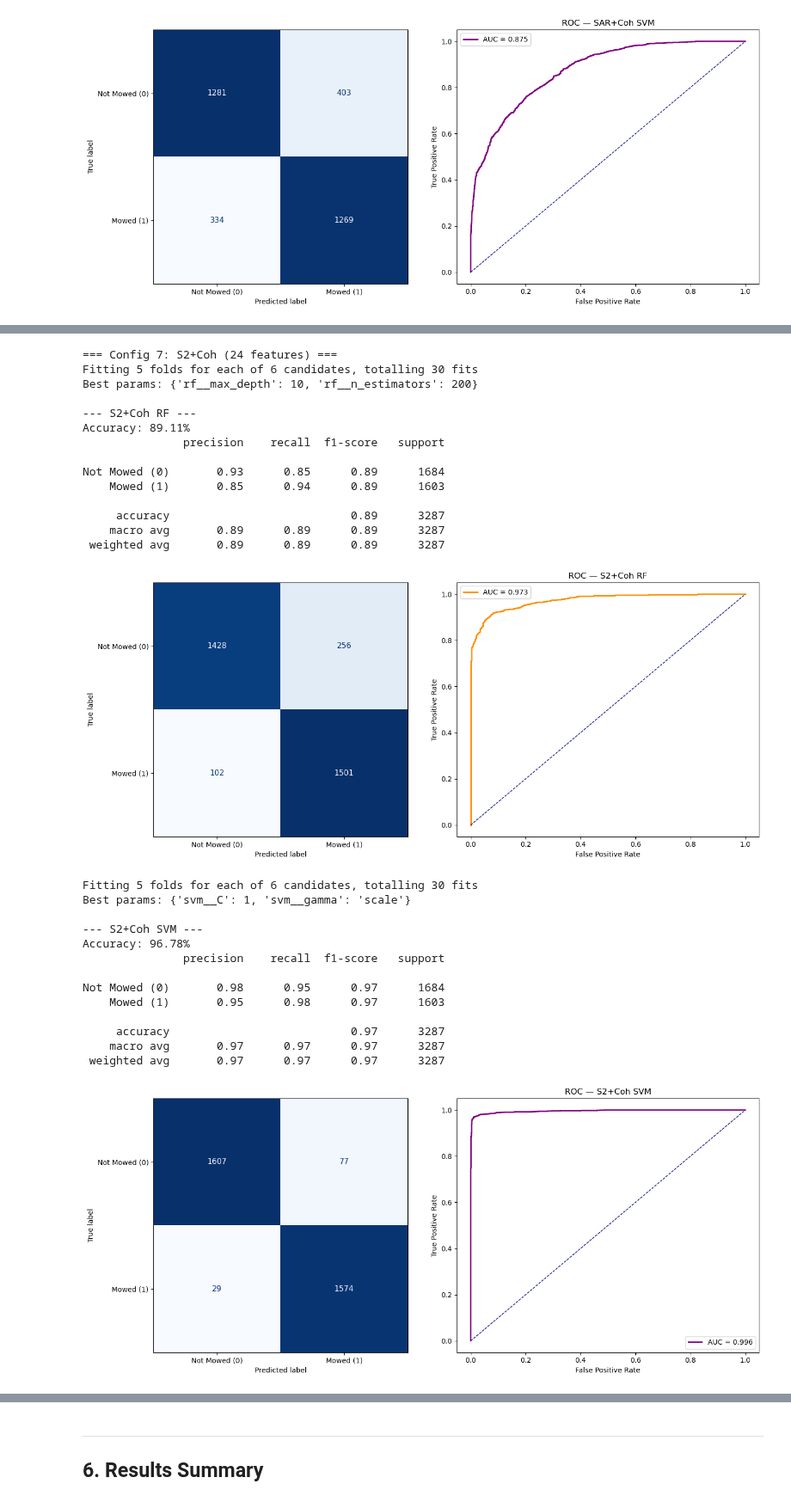
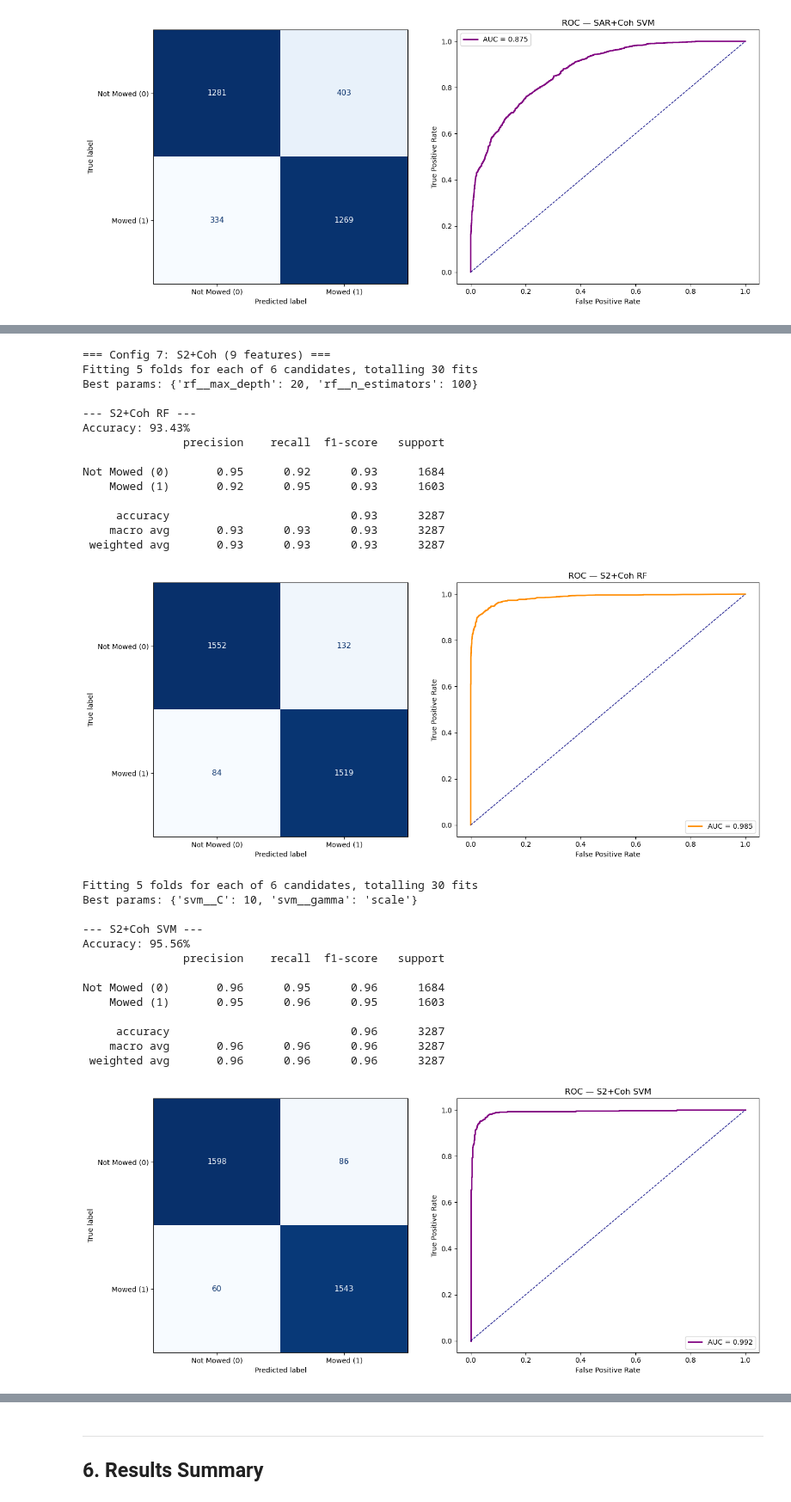
Before and after one commit to klaveflo/satellite-mowing-detection, a Jupyter notebook: notebooks/08_model_training.ipynb, the cells around one changed output, grey strips where cells are left out. Shown at 86% size. Cells and saved outputs as stored; diff of their text form; code cells hidden in the pictures.

```diff
--- a/notebooks/08_model_training.ipynb
+++ b/notebooks/08_model_training.ipynb
@@ -32,28 +56,36 @@ import pandas as pd
 import joblib
 import matplotlib.pyplot as plt
 
-sys.path.insert(0, os.path.join('..'))
+sys.path.insert(0, os.path.abspath('..'))
 from src.evaluation import (
     FEATURE_NAMES, prepare_data, evaluate_model,
-    train_tuned_svm, train_tuned_rf, train_tuned_lgbm
+    train_tuned_svm, train_tuned_rf, train_tuned_lgbm,
+    find_optimal_threshold,
 )
+from src.config import *
 
-FUSION_CSV   = r'..\data\training_samples_fusion.csv'
-MODELS_DIR   = r'..\models'
 os.makedirs(MODELS_DIR, exist_ok=True)
 
 SAR_FEATURES = ['vv_after', 'vh_after', 'cr_after', 'vv_diff', 'vh_diff', 'cr_diff']
-# Best 4 S2 features from PA2 hybrid model
+# Best 4 S2 features from PA2 hybrid model (kept as Config 4 reproducibility reference)
 S2_HYBRID_FEATURES = ['ndii_diff', 'ndii_after', 'gndvi_diff', 'swir_after']
+# Lean 5-feature S2 set from permutation importance analysis (used for Configs 1, 3, 7, 8, 9)
+S2_LEAN_FEATURES   = ['ndii_diff', 'ndvi_diff', 'savi_diff', 'ndii_after', 'gndvi_after']
+COH_FEATURES       = ['coh_vv', 'coh_vh', 'coh_vv_jump', 'coh_vh_jump']
+COH_JUMP_FEATURES  = ['coh_vv_jump', 'coh_vh_jump']   # Config 9: only the jump features
 
-fusion_df = pd.read_csv(FUSION_CSV)
-print(f'Fusion samples: {len(fusion_df)} rows, {fusion_df["match_id"].nunique()} events')
-print(f'Class balance:  {fusion_df["label"].value_counts().to_dict()}')
+# S2-only: all available S2 events (no S1 requirement)
+s2_df = pd.read_csv(SAMPLES_S2_CSV)
+print(f'S2-only samples: {len(s2_df)} rows, {s2_df["match_id"].nunique()} events')
+print(f'Class balance:   {s2_df["label"].value_counts().to_dict()}')
 
-COH_CSV      = r'..\data\training_samples_fusion_coh.csv'
-COH_FEATURES = ['coh_vv', 'coh_vh', 'coh_vv_jump', 'coh_vh_jump']
+# GRD configs: events with S1 coverage (required for SAR features)
+fusion_df = pd.read_csv(SAMPLES_FUSION_CSV)
+print(f'\nFusion samples:  {len(fusion_df)} rows, {fusion_df["match_id"].nunique()} events')
+print(f'Class balance:   {fusion_df["label"].value_counts().to_dict()}')
 
-coh_raw = pd.read_csv(COH_CSV)
+# Coherence: events with valid coherence features
+coh_raw = pd.read_csv(SAMPLES_FUSION_COH_CSV)
 coh_df  = coh_raw.dropna(subset=COH_FEATURES).copy()
-print(f'Coherence samples: {len(coh_df)} rows, {coh_df["match_id"].nunique()} events')
+print(f'\nCoherence samples: {len(coh_df)} rows, {coh_df["match_id"].nunique()} events')
 # %% [output]
@@ -290,7 +345,7 @@ subset only. Compare within each group for fair ablation.
 
 coh_results = []
 
-all_coh_features = FEATURE_NAMES + SAR_FEATURES + COH_FEATURES
+all_coh_features = S2_LEAN_FEATURES + SAR_FEATURES + COH_FEATURES   # 5+6+4 = 15 features
 X_train_coh_all, y_train_coh, groups_train_coh, X_test_coh_all, y_test_coh = prepare_data(
     coh_df, all_coh_features, random_state=42
 )
@@ -405,45 +460,45 @@ Replaces GRD backscatter with coherence alongside optical features.
 Tests whether coherence is a better SAR complement to S2 than backscatter.
 # %%
-X_train_s2c = X_train_coh_all[FEATURE_NAMES + COH_FEATURES]
-X_test_s2c  = X_test_coh_all[FEATURE_NAMES + COH_FEATURES]
+X_train_s2c = X_train_coh_all[S2_LEAN_FEATURES + COH_FEATURES]
+X_test_s2c  = X_test_coh_all[S2_LEAN_FEATURES + COH_FEATURES]
 
-print('=== Config 7: S2+Coh (24 features) ===')
+print('=== Config 7: S2+Coh (9 features) ===')
 model_s2c_rf = train_tuned_rf(
     X_train_s2c, y_train_coh, groups_train_coh, X_test_s2c, y_test_coh,
     results_list=coh_results, model_alias='S2+Coh RF'
 )
 model_s2c_svm = train_tuned_svm(
     X_train_s2c, y_train_coh, groups_train_coh, X_test_s2c, y_test_coh,
     results_list=coh_results, model_alias='S2+Coh SVM'
 )
 # %% [output]
-=== Config 7: S2+Coh (24 features) ===
+=== Config 7: S2+Coh (9 features) ===
 Fitting 5 folds for each of 6 candidates, totalling 30 fits
-Best params: {'rf__max_depth': 10, 'rf__n_estimators': 200}
+Best params: {'rf__max_depth': 20, 'rf__n_estimators': 100}
 
 --- S2+Coh RF ---
-Accuracy: 89.11%
+Accuracy: 93.43%
                precision    recall  f1-score   support
 
-Not Mowed (0)       0.93      0.85      0.89      1684
-    Mowed (1)       0.85      0.94      0.89      1603
+Not Mowed (0)       0.95      0.92      0.93      1684
+    Mowed (1)       0.92      0.95      0.93      1603
 
-     accuracy                           0.89      3287
-    macro avg       0.89      0.89      0.89      3287
- weighted avg       0.89      0.89      0.89      3287
+     accuracy                           0.93      3287
+    macro avg       0.93      0.93      0.93      3287
+ weighted avg       0.93      0.93      0.93      3287
-[figure, old version]
+[figure, new version]
 Fitting 5 folds for each of 6 candidates, totalling 30 fits
-Best params: {'svm__C': 1, 'svm__gamma': 'scale'}
+Best params: {'svm__C': 10, 'svm__gamma': 'scale'}
 
 --- S2+Coh SVM ---
-Accuracy: 96.78%
+Accuracy: 95.56%
                precision    recall  f1-score   support
 
-Not Mowed (0)       0.98      0.95      0.97      1684
-    Mowed (1)       0.95      0.98      0.97      1603
+Not Mowed (0)       0.96      0.95      0.96      1684
+    Mowed (1)       0.95      0.96      0.95      1603
 
-     accuracy                           0.97      3287
-    macro avg       0.97      0.97      0.97      3287
- weighted avg       0.97      0.97      0.97      3287
+     accuracy                           0.96      3287
+    macro avg       0.96      0.96      0.96      3287
+ weighted avg       0.96      0.96      0.96      3287
-[figure, old version]
+[figure, new version]
 # %% [markdown]
```
Also changed, not shown: parts of 27 cells of this notebook, 15 other files.
